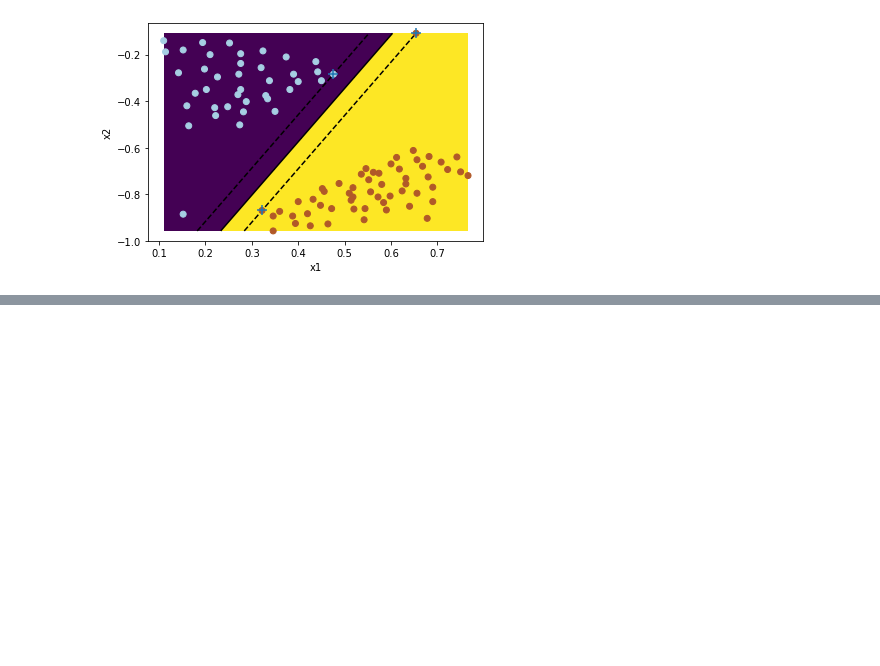
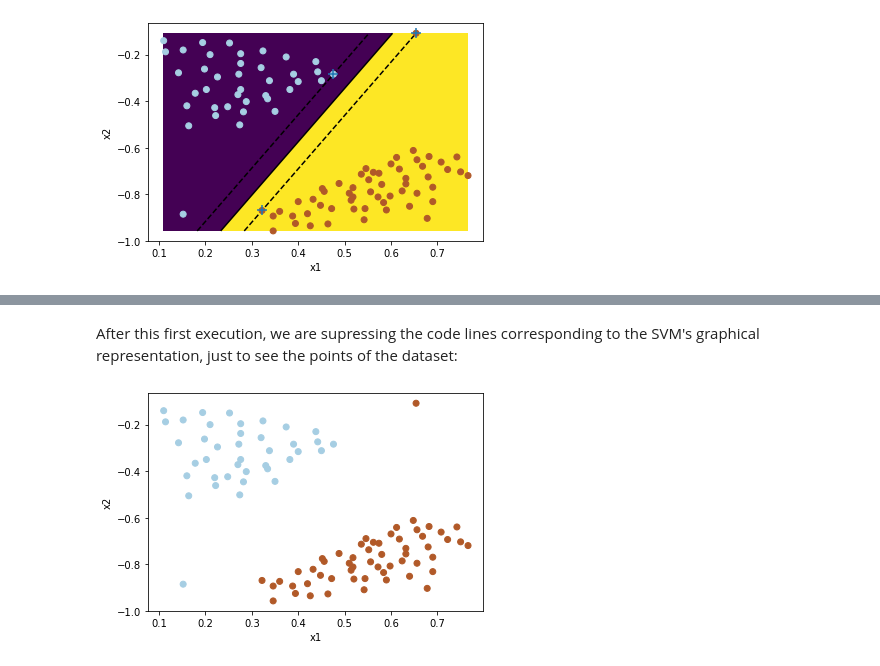
Before and after one commit to VenturaLM/Introduction_Computational_Models, a Jupyter notebook: Assignment_4/src/libsvm.ipynb, the cells around one changed output, grey strips where cells are left out. Cells and saved outputs as stored; diff of their text form; code cells hidden in the pictures; blank space fills up the shorter version.

Commit message:
Exercises related with datasets 1 and 2 done.

```diff
--- a/Assignment_4/src/libsvm.ipynb
+++ b/Assignment_4/src/libsvm.ipynb
@@ -83,0 +101,25 @@ plt.show()
+# %% [markdown]
+After this first execution, we are supressing the code lines corresponding to the SVM's graphical representation, just to see the points of the dataset:
+# %%
+import matplotlib.pyplot as plt
+import pandas as pd
+
+# Introduce the dataset here:
+dataset = '../datasets/csv/dataset1.csv'
+
+# Load the dataset.
+data = pd.read_csv(dataset, header=None)
+X = data.iloc[:, :-1].values
+y = data.iloc[:, -1].values
+
+# Plot the points.
+plt.figure(1)
+plt.clf()
+plt.scatter(X[:, 0], X[:, 1], c=y, zorder=10, cmap=plt.cm.Paired)
+
+plt.xlabel('x1')
+plt.ylabel('x2')
+
+plt.show()
+# %% [output]
+[figure, added]
```
Also changed, not shown: parts of 17 cells of this notebook, 2 other files.
